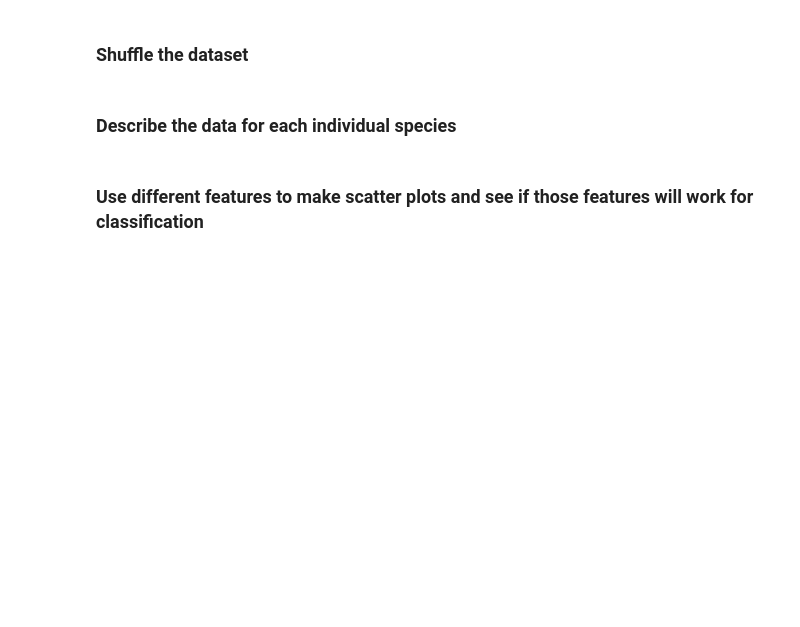
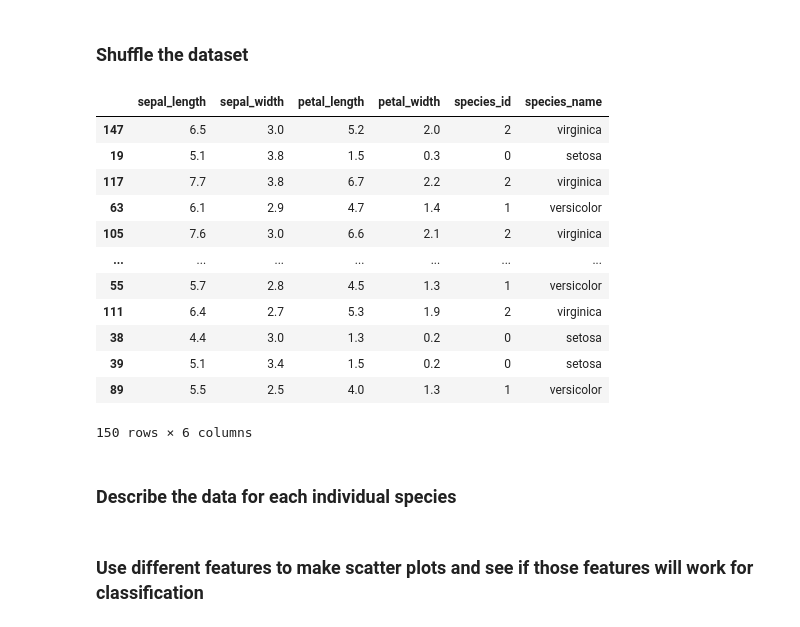
Before and after one commit to hakobian4/Machine_Learning, a Jupyter notebook: Supervised/Practice/Practice_1.ipynb, the cells around one changed output. Saved outputs shown, nothing was run; the diff lists cells and outputs as text; code cells hidden in the pictures; blank space fills up the shorter version.

```diff
--- a/Supervised/Practice/Practice_1.ipynb
+++ b/Supervised/Practice/Practice_1.ipynb
@@ -64,3 +86,20 @@ X, Y = shuffle(X, Y, random_state = 64)
+# %%
+df = shuffle(df)
+df
+# %% [output]
+|  | sepal_length | sepal_width | petal_length | petal_width | species_id | species_name |
+| 147 | 6.5 | 3.0 | 5.2 | 2.0 | 2 | virginica |
+| 19 | 5.1 | 3.8 | 1.5 | 0.3 | 0 | setosa |
+| 117 | 7.7 | 3.8 | 6.7 | 2.2 | 2 | virginica |
+| 63 | 6.1 | 2.9 | 4.7 | 1.4 | 1 | versicolor |
+| 105 | 7.6 | 3.0 | 6.6 | 2.1 | 2 | virginica |
+| ... | ... | ... | ... | ... | ... | ... |
+| 55 | 5.7 | 2.8 | 4.5 | 1.3 | 1 | versicolor |
+| 111 | 6.4 | 2.7 | 5.3 | 1.9 | 2 | virginica |
+| 38 | 4.4 | 3.0 | 1.3 | 0.2 | 0 | setosa |
+| 39 | 5.1 | 3.4 | 1.5 | 0.2 | 0 | setosa |
+| 89 | 5.5 | 2.5 | 4.0 | 1.3 | 1 | versicolor |
+150 rows × 6 columns
 # %% [markdown]
 ### Describe the data for each individual species
 # %% [markdown]
```
Also changed, not shown: parts of 6 cells of this notebook.
